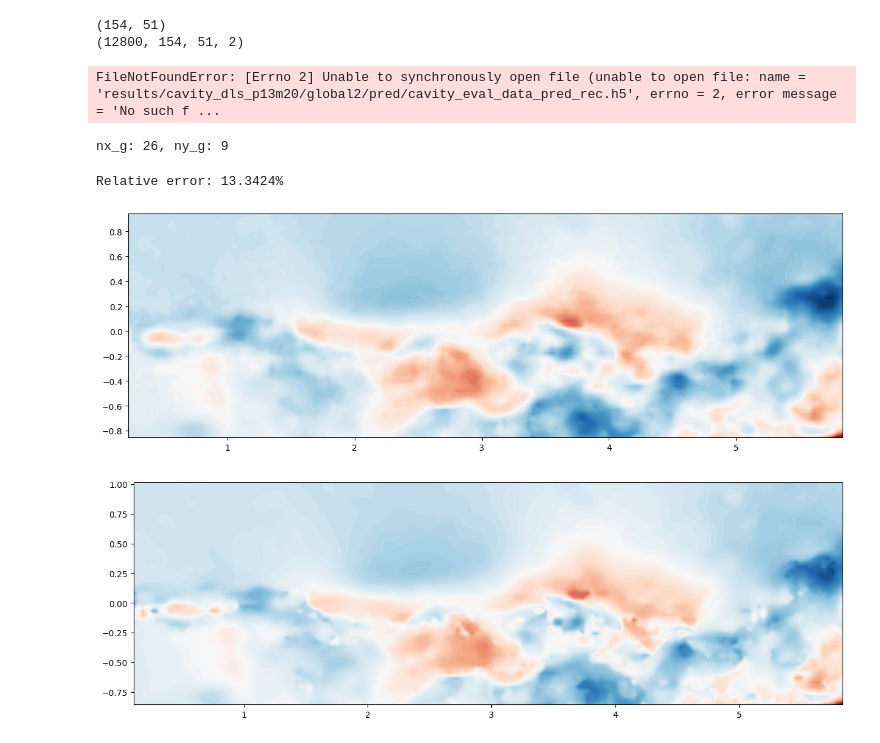
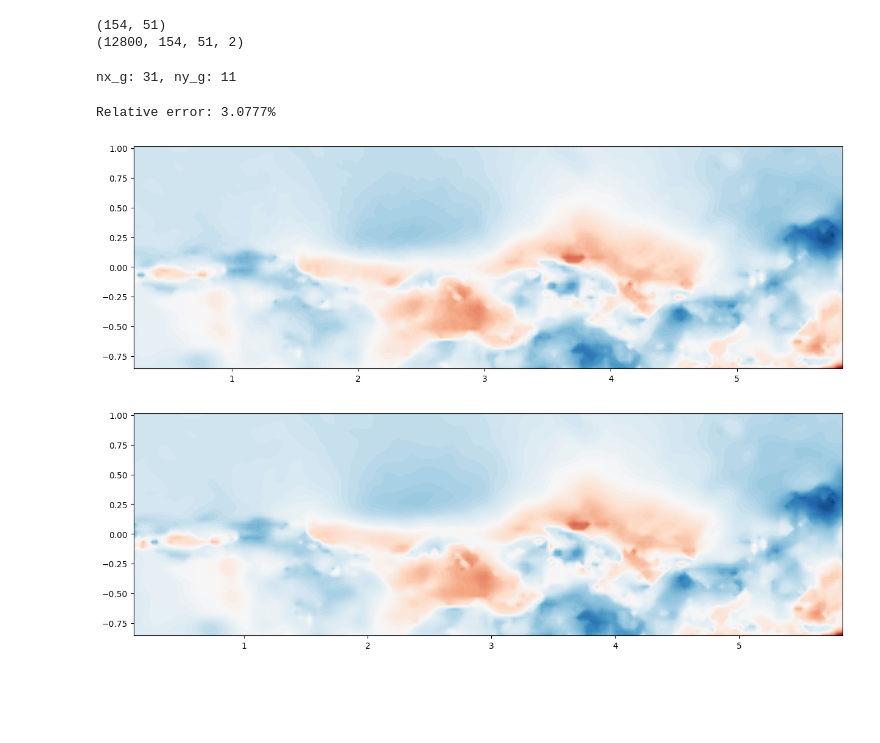
Before and after one commit to morton311/carrier_dls, a Jupyter notebook: test_notebook.ipynb, the cells around one changed output. Cells and saved outputs as stored; diff of their text form; code cells hidden in the pictures; blank space fills up the shorter version.

```diff
--- a/test_notebook.ipynb
+++ b/test_notebook.ipynb
@@ -23,8 +23,8 @@ y_grid = input_dict['y_grid']
 print(f"UV shape: {input_dict['UV'].shape}")
 print(f"x_grid shape: {input_dict['x_grid'].shape}")
 print(f"y_grid shape: {input_dict['y_grid'].shape}")
-patch_size = 13
-num_modes = 10
+patch_size = 11
+num_modes = 20
 # %% [output]
 Does data need to be normalized? False
 UV shape: (10, 154, 51, 2)
@@ -38,17 +38,15 @@ with h5py.File(filename, 'r') as f:
 (154, 51)
 (12800, 154, 51, 2)
 # %%
-rec_filename = "results/cavity_dls_p13m20/global2/pred/cavity_eval_data_pred_rec.h5"
-with h5py.File(rec_filename, 'r') as f:
-    rec_dict = {
-        'UV': f['Q_rec'][:].transpose(0, 1, 2, 3),
-        'mean': input_dict['mean'],
-        'x_grid': x_grid,
-        'y_grid': y_grid
-    }
-rec_dict = dls.normalize_orientation(rec_dict, 'UV')
+# rec_filename = "results/cavity_dls_p13m20/global2/pred/cavity_eval_data_pred_rec.h5"
+# with h5py.File(rec_filename, 'r') as f:
+#     rec_dict = {
+#         'UV': f['Q_rec'][:].transpose(0, 1, 2, 3),
+#         'mean': input_dict['mean'],
+#         'x_grid': x_grid,
+#         'y_grid': y_grid
+#     }
+# rec_dict = dls.normalize_orientation(rec_dict, 'UV')
-# %% [output]
-FileNotFoundError: [Errno 2] Unable to synchronously open file (unable to open file: name = 'results/cavity_dls_p13m20/global2/pred/cavity_eval_data_pred_rec.h5', errno = 2, error message = 'No such f ...
 # %%
 importlib.reload(dls)
 latent_config, dof_u, dof_v = dls.gfem_compress_flexible(data_source=input_dict,
@@ -60,39 +58,39 @@ x_grid_t, y_grid_t = x_grid[:nx_t, :ny_t], y_grid[:nx_t, :ny_t]
 
 print(f"nx_g: {latent_config.nx_g}, ny_g: {latent_config.ny_g}")
 # %% [output]
-nx_g: 26, ny_g: 9
+nx_g: 31, ny_g: 11
 # %%
 importlib.reload(dls)
 Q_rec = dls.gfem_recon_flexible(config=latent_config, dof_u=dof_u, dof_v=dof_v, rec_target=None)
 # %%
-Q_rec = rec_dict['UV'][:10]
+# Q_rec = rec_dict['UV'][:10]
 # %%
 Q_true = input_dict['UV'][:, :, :] - input_dict['mean'][None, :]
 
-error = np.linalg.norm(Q_true[:, :nx_t, :ny_t] - Q_rec) / np.linalg.norm(Q_true[:, :nx_t, :ny_t])
+error = np.linalg.norm(Q_true[0, :nx_t, :ny_t] - Q_rec[0]) / np.linalg.norm(Q_true[0, :nx_t, :ny_t])
 print(f"Relative error: {100*error:.4f}%")
 
 xlim = (x_grid.min(), x_grid.max())
 ylim = (y_grid.min(), y_grid.max())
 domain_aspect = (xlim[1]-xlim[0])/(ylim[1]-ylim[0])
 
 fig_width = 4
 fig_height = fig_width*domain_aspect
 
 plt.figure(constrained_layout=True, figsize=(fig_height, fig_width))
 plt.contourf(x_grid_t, y_grid_t, Q_rec[-1, :, :, 0], levels=100, cmap='RdBu_r')
 # plt.xlim(ylim)
 # plt.ylim(xlim)
 plt.show()
 
 plt.figure(constrained_layout=True, figsize=(fig_height, fig_width))
 plt.contourf(x_grid, y_grid, Q_true[-1, :, :, 0], levels=100, cmap='RdBu_r')
 # plt.xlim(ylim)
 # plt.ylim(xlim)
 plt.show()
 # %% [output]
-Relative error: 13.3424%
+Relative error: 3.0777%
-[figure, old version]
+[figure, new version]
 [figure]
 # %%
 # modes_vec = dls.Modal_decomp(Q_true[0, :, :, 0], patch_size)
```
Also changed, not shown: parts of 2 cells of this notebook, 23 other files.
